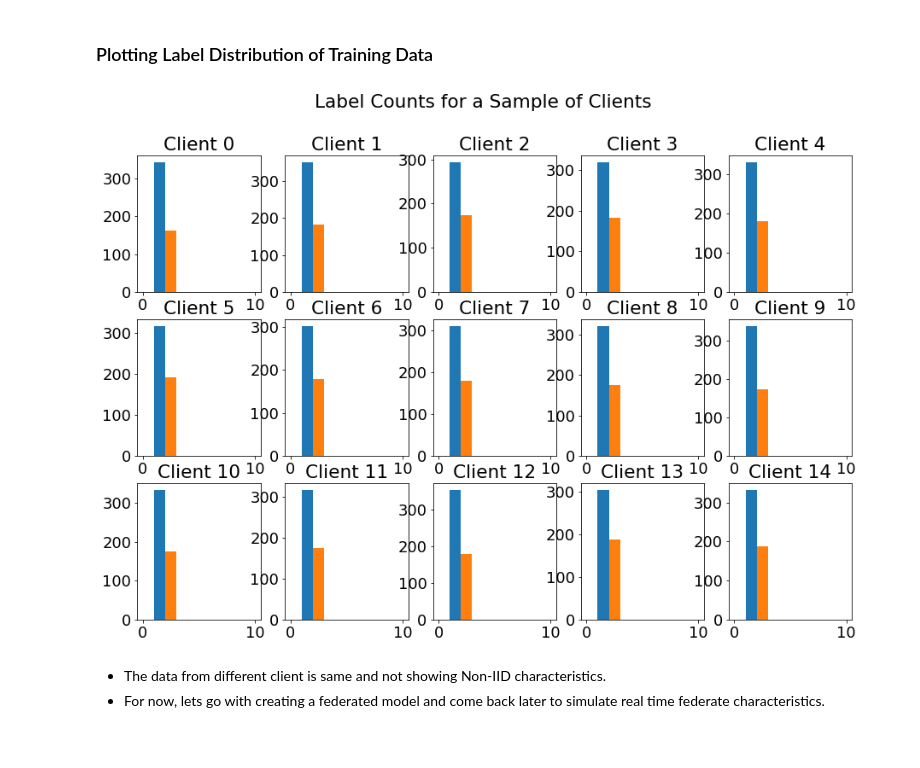
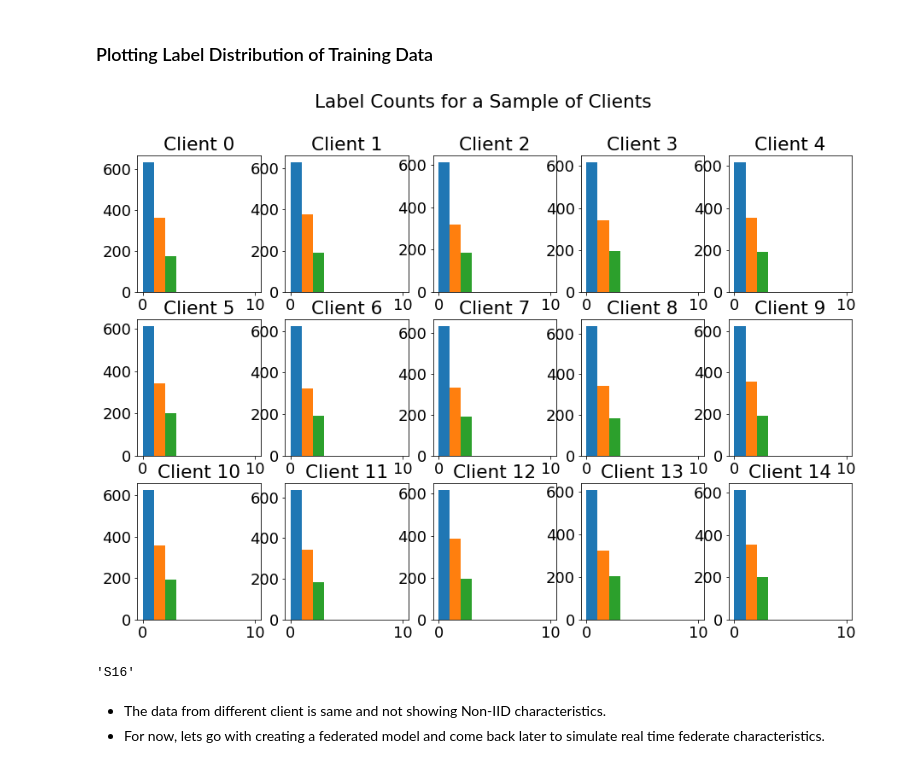
Before and after one commit to harinadh12/Appidi_OUDSA5900, a Jupyter notebook: federate_data.ipynb, the cells around one changed output. Saved outputs shown, nothing was run; the diff lists cells and outputs as text; code cells hidden in the pictures.

```diff
--- a/federate_data.ipynb
+++ b/federate_data.ipynb
@@ -164,12 +165,8 @@ features = pca.transform(features)
 # %%
 model = tf.keras.models.Sequential([
       tf.keras.layers.InputLayer(input_shape=(56,)),
-#       tf.keras.layers.Dense(15,) ,
-#                             kernel_initializer='glorot_uniform',activation='relu',kernel_regularizer=tf.keras.regularizers.L2(1e-4)),
-      tf.keras.layers.Dense(20,),
-#                             kernel_regularizer=tf.keras.regularizers.L2(1e-4)),
-      tf.keras.layers.Dense(10,kernel_initializer='glorot_uniform'),
-#                             activation='relu',kernel_regularizer=tf.keras.regularizers.L2(1e-4)),
+      tf.keras.layers.Dense(20,activation='relu'),
+      tf.keras.layers.Dense(10,activation='relu'),
       tf.keras.layers.Dense(3, use_bias=True, name="output", activation='softmax')
   ])
 
@@ -421,7 +390,7 @@ DATASET_PATH = "../WESAD/"
 train_dataset_dict = collections.OrderedDict()
 test_dataset_dict = collections.OrderedDict()
 validation_dataset_dict = collections.OrderedDict()
-
+sum_ = 0
 for root, dirnames, filenames in os.walk(DATASET_PATH, topdown=True):
     for file_name in filenames :
 
@@ -433,11 +402,13 @@ for root, dirnames, filenames in os.walk(DATASET_PATH, topdown=True):
                 data = np.load(file_path, allow_pickle=True)
 
                 if file_name.endswith('train_data.npy'):
-                    print(f'Number of examples in subject {subject_no} for train: ',data.item().get('features').shape[0])
-                    X_train, X_valid, y_train,y_valid = train_test_split(data.item()['features'], data.item()['labels'],test_size=0.3, random_state=42)
+
+                    X_train, X_valid, y_train,y_valid = train_test_split(data.item()['features'], data.item()['labels'],test_size=0.25, random_state=42)
                     y_train,y_valid = y_train-1, y_valid-1
                     train_dataset_dict[subject_no] = collections.OrderedDict((('features', X_train),('labels',y_train)))
                     validation_dataset_dict[subject_no] = collections.OrderedDict((('features', X_valid),('labels',y_valid)))
+                    print(f'Number of examples in subject {subject_no} for train: ',X_train.shape[0])
+#                     sum_+=X_train.shape[0]
 
                 elif file_name.endswith('test_data.npy'):
                     print(f'Number of examples in subject {subject_no}: for test ',data.item().get('features').shape[0])
@@ -469,22 +448,22 @@ tff_dataset_valid = tff.simulation.datasets.TestClientData(validation_dataset_di
 # %%
 # Number of examples per layer for a sample of clients
 f = plt.figure(figsize=(15, 10))
 f.suptitle('Label Counts for a Sample of Clients')
 for i in range(15):
     client_dataset = tff_dataset_train.create_tf_dataset_for_client(tff_dataset_train.client_ids[i])
     plot_data = collections.defaultdict(list)
     for example in client_dataset:
         # Append counts individually per label to make plots
         # more colorful instead of one color per plot.
         label = example['labels'].numpy()
         plot_data[label].append(label)
     plt.subplot(3, 5, i+1)
     plt.title('Client {}'.format(i))
-    for j in range(1,4):
+    for j in range(0,4):
         plt.hist(
         plot_data[j],
         density=False,
         bins=[0, 1, 2, 3, 4, 5, 6, 7, 8, 9, 10])
-# plt.legend(['Neutral','Stress','Amusement'])
+plt.savefig('label_distribution.png')
 # %% [output]
-[figure, old version]
+[figure, new version]
@@ -491,3 +472,7 @@ for i in range(15):
+# %%
+tff_dataset_train.client_ids[0]
+# %% [output]
+'S16'
 # %% [markdown]
 * The data from different client is same and not showing Non-IID characteristics.
 * For now, lets go with creating a federated model and come back later to simulate real time federate characteristics.
```
Also changed, not shown: parts of 76 cells of this notebook, 20 other files.
